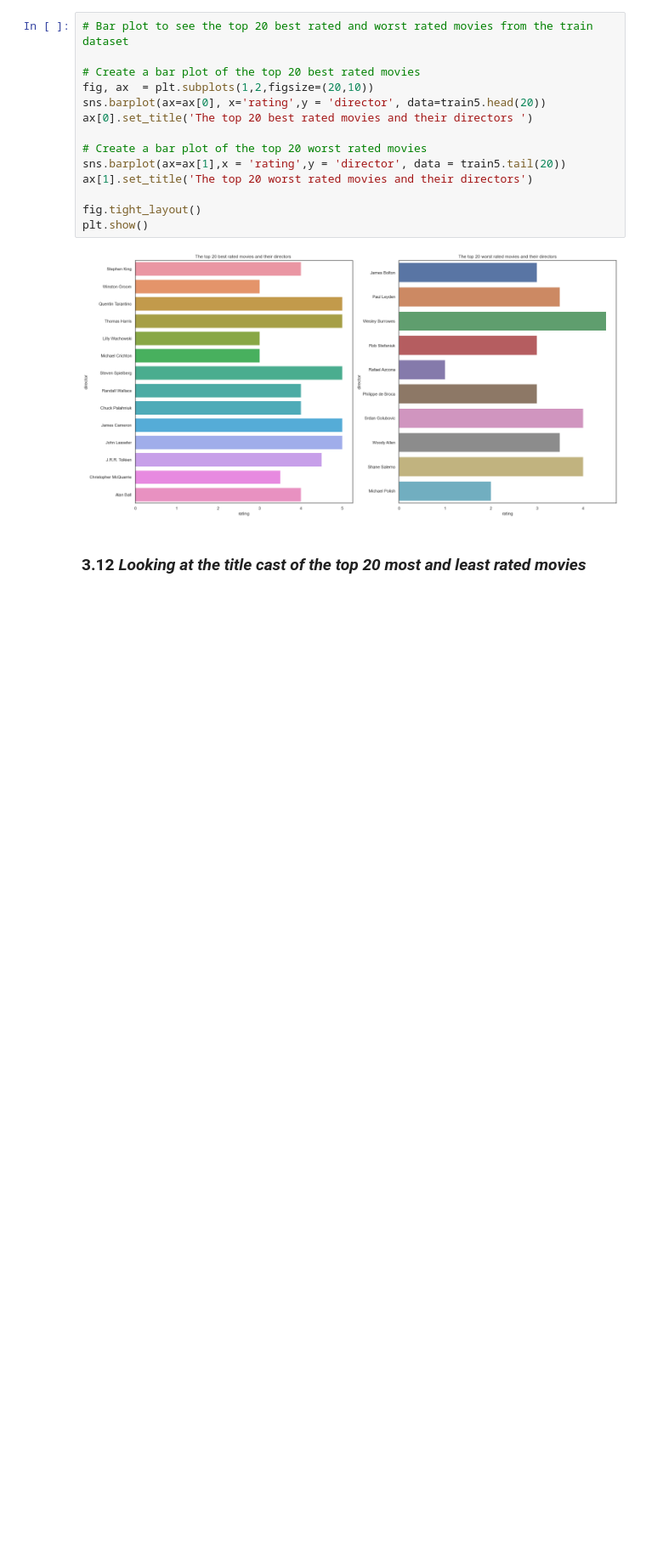
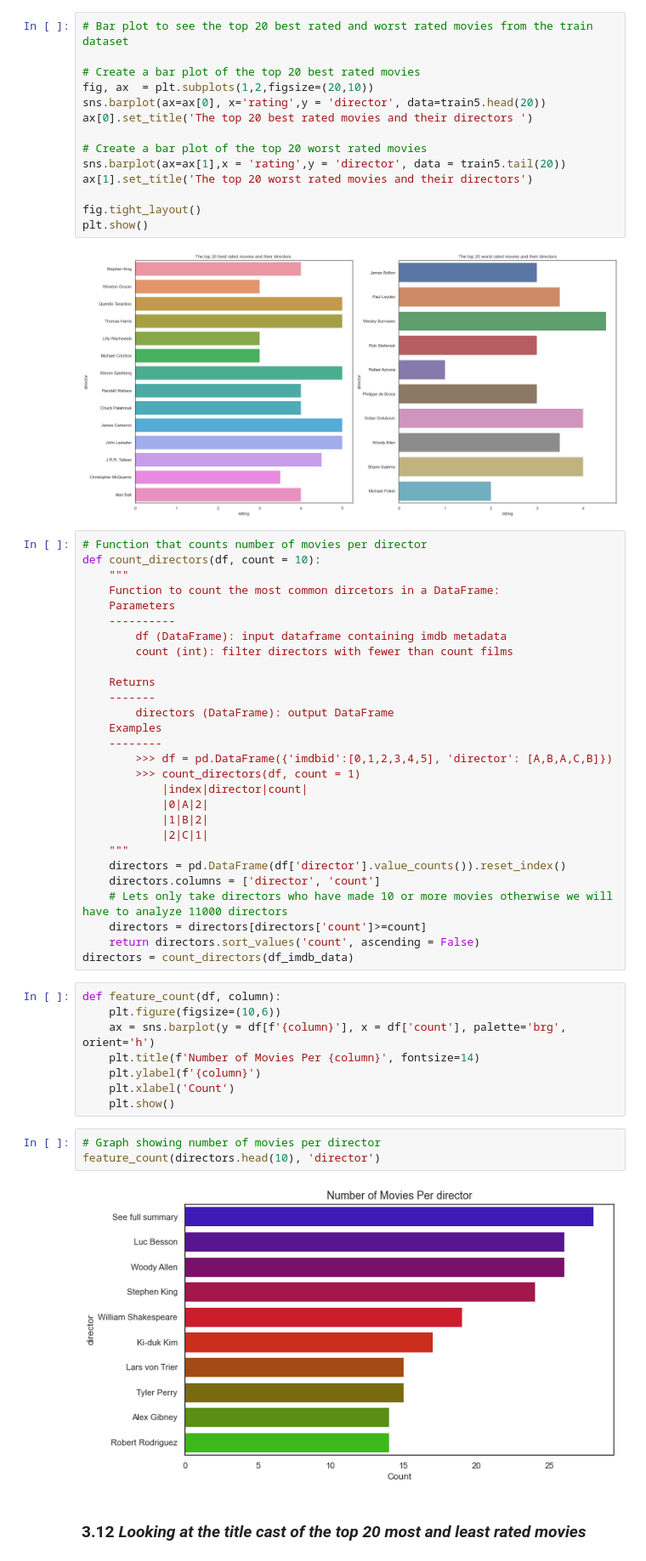
Before and after one commit to CaitMc/Team_ES2_Unsupervised_Predict, a Jupyter notebook: Team ES2 Unsupervised Predict.ipynb, the cells around one changed output. Shown at 85% size. Cells and saved outputs as stored; diff of their text form; blank space fills up the shorter version.

```diff
--- a/Team ES2 Unsupervised Predict.ipynb
+++ b/Team ES2 Unsupervised Predict.ipynb
@@ -1122,6 +1122,47 @@ fig.tight_layout()
 plt.show()
 # %% [output]
 [figure]
+# %%
+# Function that counts number of movies per director
+def count_directors(df, count = 10):
+    """
+    Function to count the most common dircetors in a DataFrame:
+    Parameters
+    ----------
+        df (DataFrame): input dataframe containing imdb metadata
+        count (int): filter directors with fewer than count films
+
+    Returns
+    -------
+        directors (DataFrame): output DataFrame
+    Examples
+    --------
+        >>> df = pd.DataFrame({'imdbid':[0,1,2,3,4,5], 'director': [A,B,A,C,B]})
+        >>> count_directors(df, count = 1)
+            |index|director|count|
+            |0|A|2|
+            |1|B|2|
+            |2|C|1|
+    """
+    directors = pd.DataFrame(df['director'].value_counts()).reset_index()
+    directors.columns = ['director', 'count']
+    # Lets only take directors who have made 10 or more movies otherwise we will have to analyze 11000 directors
+    directors = directors[directors['count']>=count]
+    return directors.sort_values('count', ascending = False)
+directors = count_directors(df_imdb_data)
+# %%
+def feature_count(df, column):
+    plt.figure(figsize=(10,6))
+    ax = sns.barplot(y = df[f'{column}'], x = df['count'], palette='brg', orient='h')
+    plt.title(f'Number of Movies Per {column}', fontsize=14)
+    plt.ylabel(f'{column}')
+    plt.xlabel('Count')
+    plt.show()
+# %%
+# Graph showing number of movies per director
+feature_count(directors.head(10), 'director')
+# %% [output]
+[figure, added]
 # %% [markdown]
 ### <a id="three.twelve"></a> 3.12 *Looking at the title cast of the top 20 most and least rated movies*
 # %%
```
Also changed, not shown: parts of 13 cells of this notebook.
